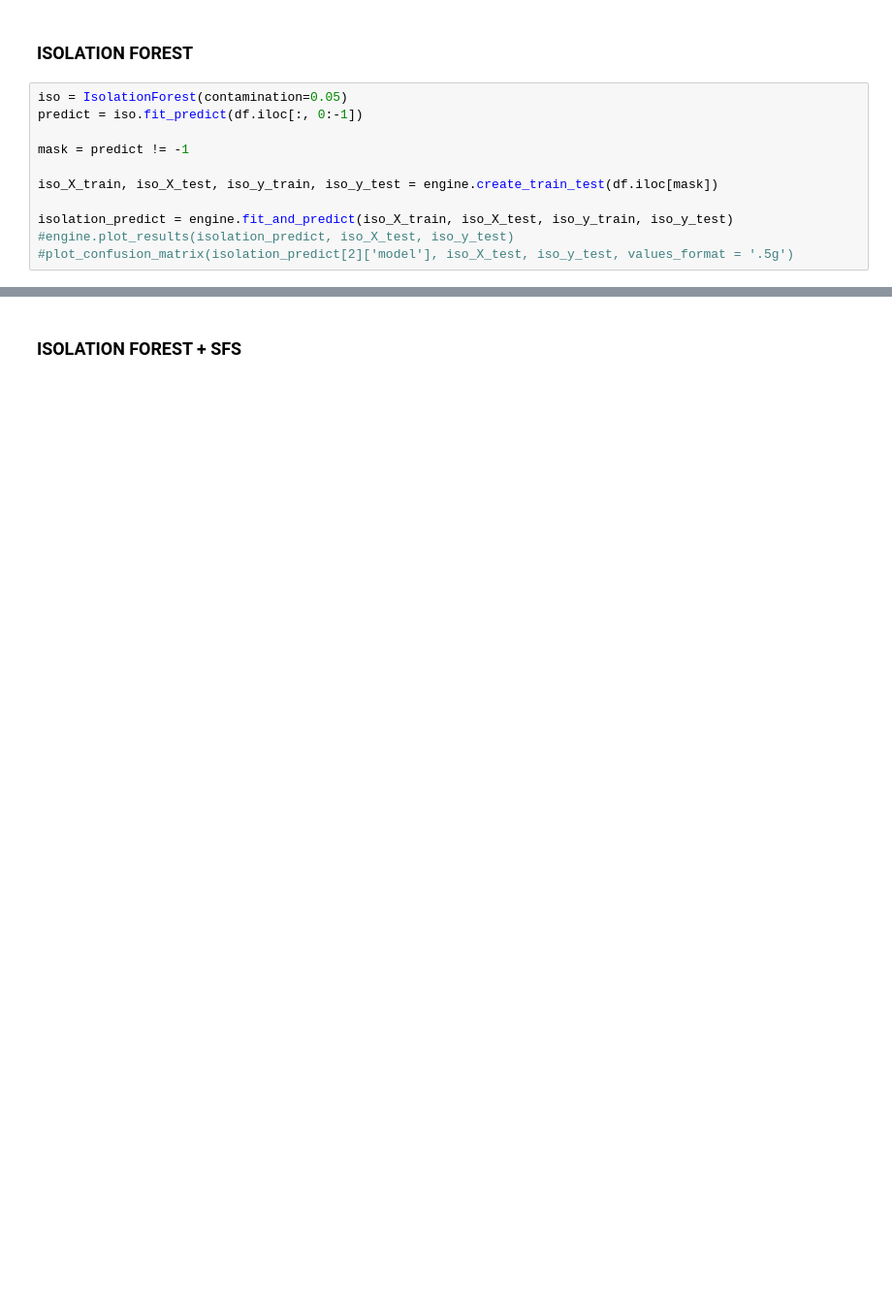
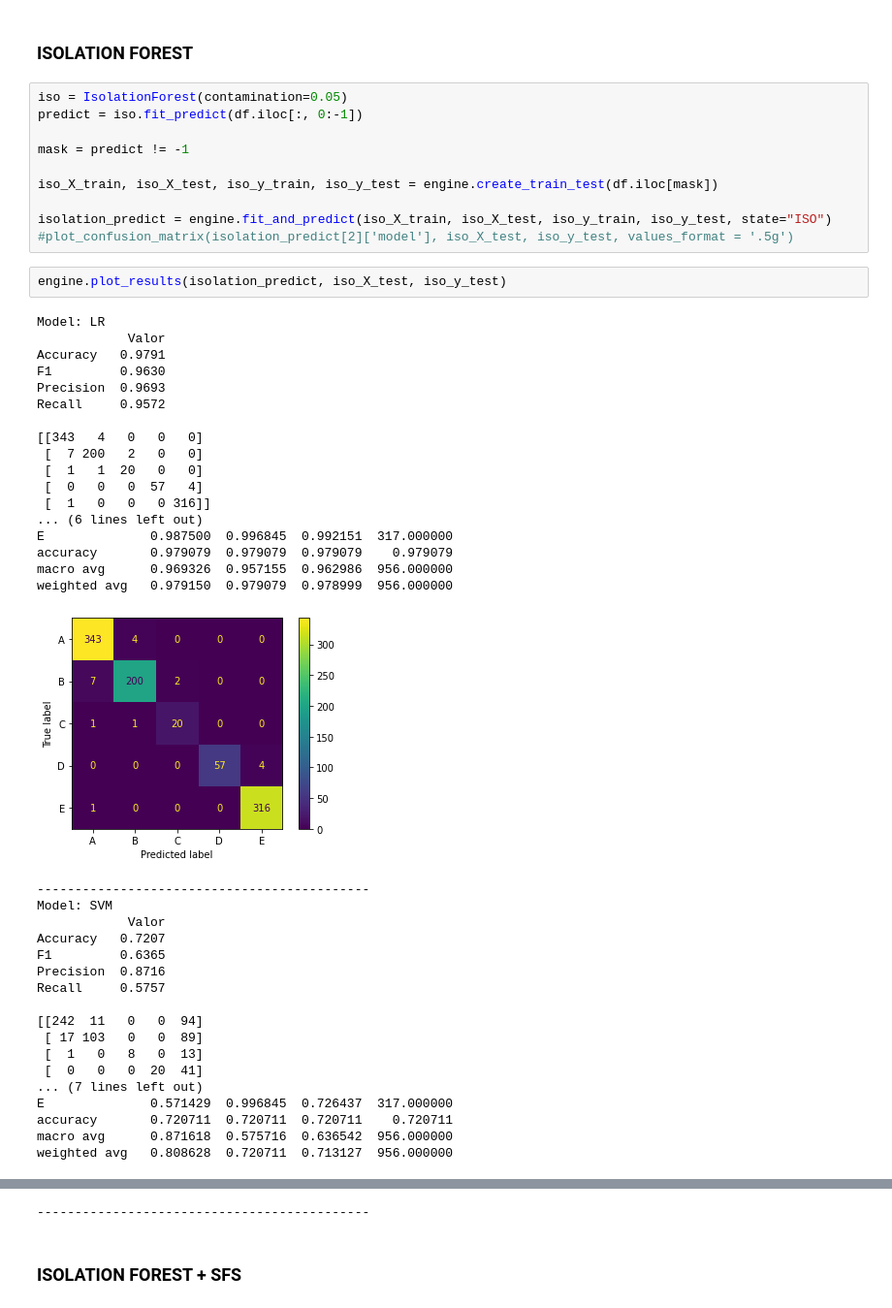
Before and after one commit to pythrick/arquitetura-dados, a Jupyter notebook: jupyter_resultados.ipynb, the cells around one changed output, grey strips where cells are left out. Shown at 97% size. Cells and saved outputs as stored; diff of their text form; blank space fills up the shorter version.

```diff
--- a/jupyter_resultados.ipynb
+++ b/jupyter_resultados.ipynb
@@ -80,6 +198,43 @@ mask = predict != -1
 
 iso_X_train, iso_X_test, iso_y_train, iso_y_test = engine.create_train_test(df.iloc[mask])
 
-isolation_predict = engine.fit_and_predict(iso_X_train, iso_X_test, iso_y_train, iso_y_test)
-#engine.plot_results(isolation_predict, iso_X_test, iso_y_test)
+isolation_predict = engine.fit_and_predict(iso_X_train, iso_X_test, iso_y_train, iso_y_test, state="ISO")
 #plot_confusion_matrix(isolation_predict[2]['model'], iso_X_test, iso_y_test, values_format = '.5g')
+# %%
+engine.plot_results(isolation_predict, iso_X_test, iso_y_test)
+# %% [output]
+Model: LR
+            Valor
+Accuracy   0.9791
+F1         0.9630
+Precision  0.9693
+Recall     0.9572
+
+[[343   4   0   0   0]
+ [  7 200   2   0   0]
+ [  1   1  20   0   0]
+ [  0   0   0  57   4]
+ [  1   0   0   0 316]]
+... (6 lines left out)
+E              0.987500  0.996845  0.992151  317.000000
+accuracy       0.979079  0.979079  0.979079    0.979079
+macro avg      0.969326  0.957155  0.962986  956.000000
+weighted avg   0.979150  0.979079  0.978999  956.000000
+[figure, added]
+--------------------------------------------
+Model: SVM
+            Valor
+Accuracy   0.7207
+F1         0.6365
+Precision  0.8716
+Recall     0.5757
+
+[[242  11   0   0  94]
+ [ 17 103   0   0  89]
+ [  1   0   8   0  13]
+ [  0   0   0  20  41]
+... (7 lines left out)
+E              0.571429  0.996845  0.726437  317.000000
+accuracy       0.720711  0.720711  0.720711    0.720711
+macro avg      0.871618  0.575716  0.636542  956.000000
+weighted avg   0.808628  0.720711  0.713127  956.000000
@@ -86,3 +260,4 @@ isolation_predict = engine.fit_and_predict(iso_X_train, iso_X_test, iso_y_train,
+--------------------------------------------
 # %% [markdown]
 ### ISOLATION FOREST + SFS
 # %%
```
Also changed, not shown: parts of 12 cells of this notebook, 27 other files.
